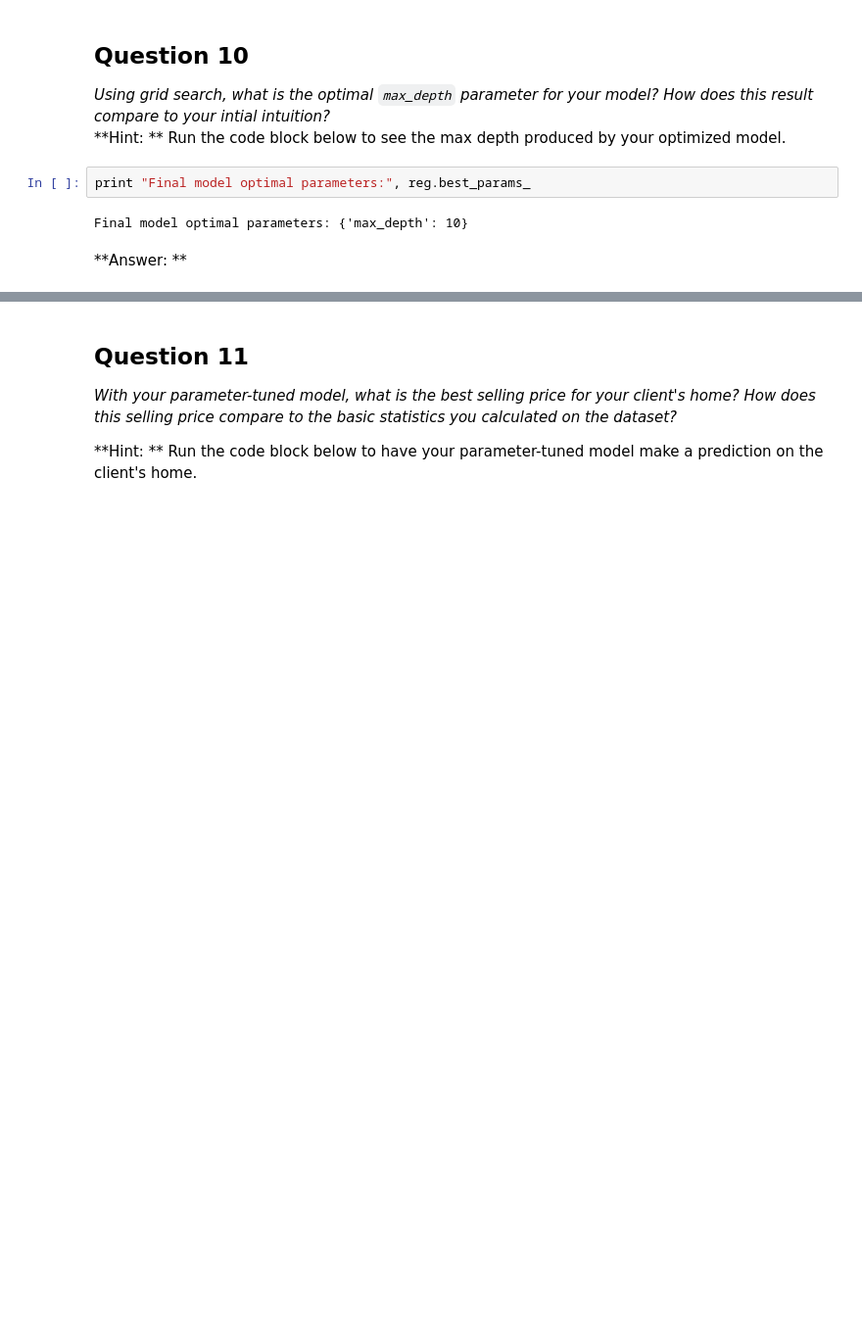
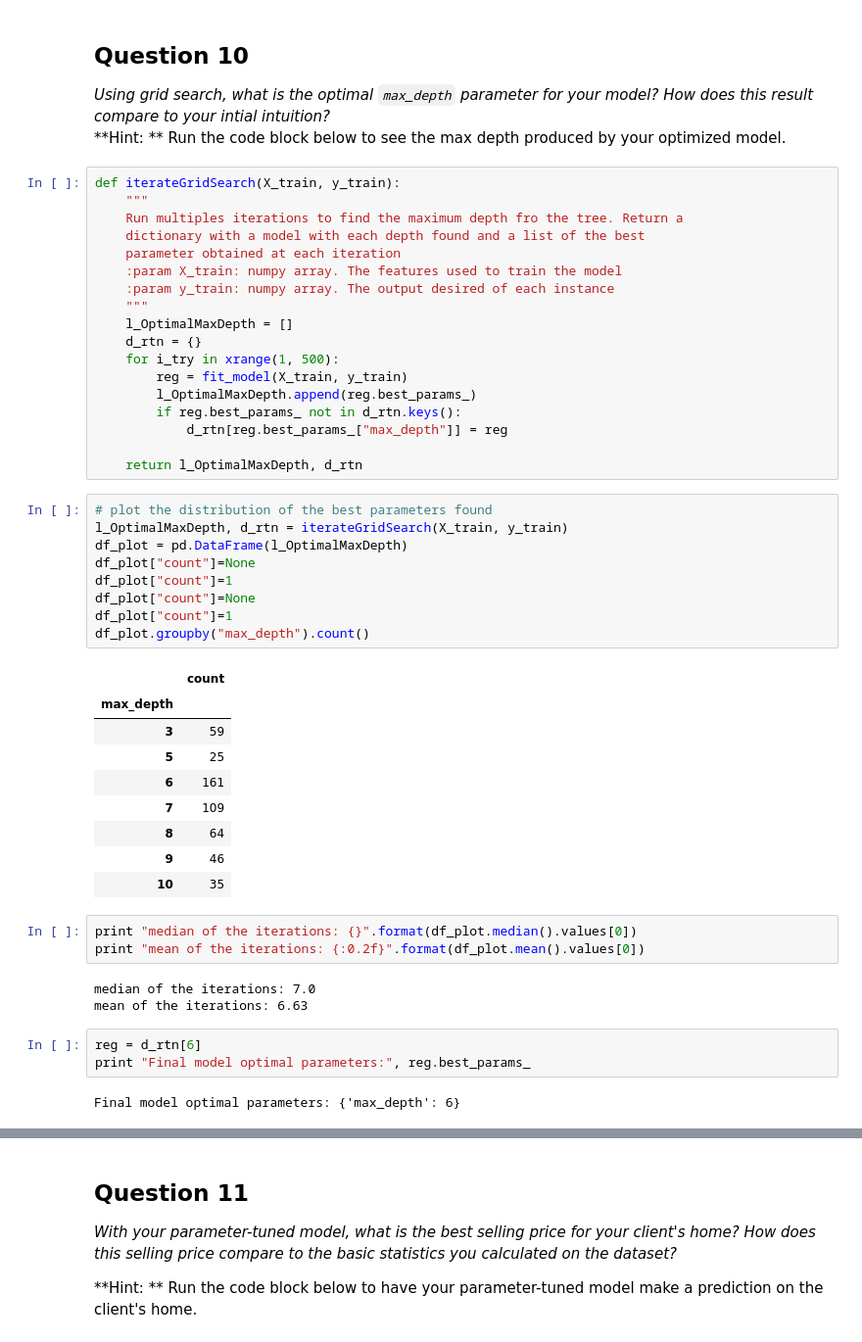
Before and after one commit to ucaiado/Boston_Housing, a Jupyter notebook: boston_housing.ipynb, the cells around one changed output, grey strips where cells are left out. Shown: that part at 98% size. Drawn from its saved outputs; the diff is of its cells as text; blank space fills up the shorter version.

```diff
--- a/boston_housing.ipynb
+++ b/boston_housing.ipynb
@@ -433,9 +429,51 @@ In this final section of the project, you will make a prediction on the client's
 ## Question 10
 *Using grid search, what is the optimal `max_depth` parameter for your model? How does this result compare to your intial intuition?*
 **Hint: ** Run the code block below to see the max depth produced by your optimized model.
+# %%
+def iterateGridSearch(X_train, y_train):
+    """
+    Run multiples iterations to find the maximum depth fro the tree. Return a
+    dictionary with a model with each depth found and a list of the best
+    parameter obtained at each iteration
+    :param X_train: numpy array. The features used to train the model
+    :param y_train: numpy array. The output desired of each instance
+    """
+    l_OptimalMaxDepth = []
+    d_rtn = {}
+    for i_try in xrange(1, 500):
+        reg = fit_model(X_train, y_train)
+        l_OptimalMaxDepth.append(reg.best_params_)
+        if reg.best_params_ not in d_rtn.keys():
+            d_rtn[reg.best_params_["max_depth"]] = reg
+
+    return l_OptimalMaxDepth, d_rtn
+# %%
+# plot the distribution of the best parameters found
+l_OptimalMaxDepth, d_rtn = iterateGridSearch(X_train, y_train)
+df_plot = pd.DataFrame(l_OptimalMaxDepth)
+df_plot["count"]=None
+df_plot["count"]=1
+df_plot["count"]=None
+df_plot["count"]=1
+df_plot.groupby("max_depth").count()
+# %% [output]
+|  | count |
+| max_depth |  |
+| 3 | 59 |
+| 5 | 25 |
+| 6 | 161 |
+| 7 | 109 |
+| 8 | 64 |
+| 9 | 46 |
+| 10 | 35 |
+# %%
+print "median of the iterations: {}".format(df_plot.median().values[0])
+print "mean of the iterations: {:0.2f}".format(df_plot.mean().values[0])
+# %% [output]
+median of the iterations: 7.0
+mean of the iterations: 6.63
 # %%
+reg = d_rtn[6]
 print "Final model optimal parameters:", reg.best_params_
 # %% [output]
-Final model optimal parameters: {'max_depth': 10}
+Final model optimal parameters: {'max_depth': 6}
-# %% [markdown]
-**Answer: **
```
Also changed, not shown: parts of 13 cells of this notebook.
